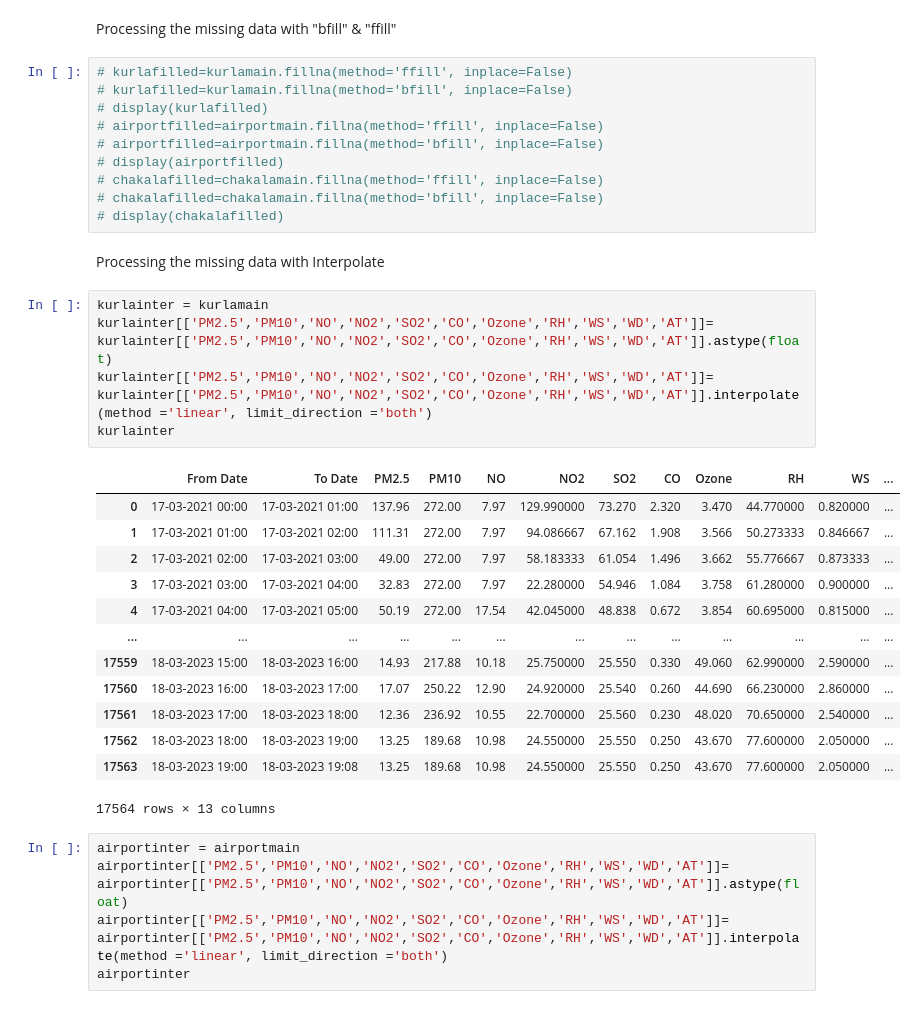
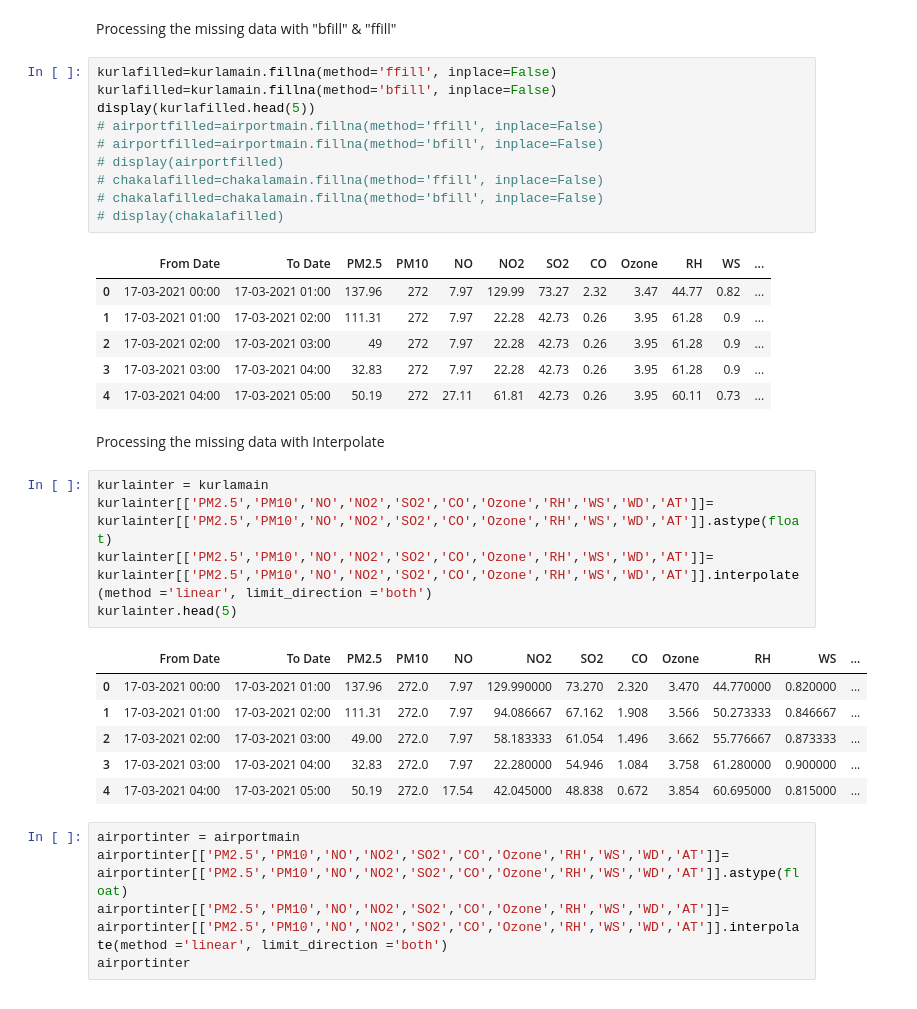
Before and after one commit to DishantWakalkar/Air-Toxicity-Analysis, a Jupyter notebook: Version_1/DataPreProcessing.ipynb, the cells around one changed output. Saved outputs shown, nothing was run; the diff lists cells and outputs as text.

```diff
--- a/DataPreProcessing.ipynb
+++ b/Version_1/DataPreProcessing.ipynb
@@ -34,36 +47,36 @@ chakalamain
 # %% [markdown]
 Processing the missing data with "bfill" & "ffill"
 # %%
-# kurlafilled=kurlamain.fillna(method='ffill', inplace=False)
-# kurlafilled=kurlamain.fillna(method='bfill', inplace=False)
-# display(kurlafilled)
+kurlafilled=kurlamain.fillna(method='ffill', inplace=False)
+kurlafilled=kurlamain.fillna(method='bfill', inplace=False)
+display(kurlafilled.head(5))
 # airportfilled=airportmain.fillna(method='ffill', inplace=False)
 # airportfilled=airportmain.fillna(method='bfill', inplace=False)
 # display(airportfilled)
 # chakalafilled=chakalamain.fillna(method='ffill', inplace=False)
 # chakalafilled=chakalamain.fillna(method='bfill', inplace=False)
 # display(chakalafilled)
+# %% [output]
+|  | From Date | To Date | PM2.5 | PM10 | NO | NO2 | SO2 | CO | Ozone | RH | WS | ... |
+| 0 | 17-03-2021 00:00 | 17-03-2021 01:00 | 137.96 | 272 | 7.97 | 129.99 | 73.27 | 2.32 | 3.47 | 44.77 | 0.82 | ... |
+| 1 | 17-03-2021 01:00 | 17-03-2021 02:00 | 111.31 | 272 | 7.97 | 22.28 | 42.73 | 0.26 | 3.95 | 61.28 | 0.9 | ... |
+| 2 | 17-03-2021 02:00 | 17-03-2021 03:00 | 49 | 272 | 7.97 | 22.28 | 42.73 | 0.26 | 3.95 | 61.28 | 0.9 | ... |
+| 3 | 17-03-2021 03:00 | 17-03-2021 04:00 | 32.83 | 272 | 7.97 | 22.28 | 42.73 | 0.26 | 3.95 | 61.28 | 0.9 | ... |
+| 4 | 17-03-2021 04:00 | 17-03-2021 05:00 | 50.19 | 272 | 27.11 | 61.81 | 42.73 | 0.26 | 3.95 | 60.11 | 0.73 | ... |
 # %% [markdown]
 Processing the missing data with Interpolate
 # %%
 kurlainter = kurlamain
 kurlainter[['PM2.5','PM10','NO','NO2','SO2','CO','Ozone','RH','WS','WD','AT']]= kurlainter[['PM2.5','PM10','NO','NO2','SO2','CO','Ozone','RH','WS','WD','AT']].astype(float)
 kurlainter[['PM2.5','PM10','NO','NO2','SO2','CO','Ozone','RH','WS','WD','AT']]= kurlainter[['PM2.5','PM10','NO','NO2','SO2','CO','Ozone','RH','WS','WD','AT']].interpolate(method ='linear', limit_direction ='both')
-kurlainter
+kurlainter.head(5)
 # %% [output]
 |  | From Date | To Date | PM2.5 | PM10 | NO | NO2 | SO2 | CO | Ozone | RH | WS | ... |
-| 0 | 17-03-2021 00:00 | 17-03-2021 01:00 | 137.96 | 272.00 | 7.97 | 129.990000 | 73.270 | 2.320 | 3.470 | 44.770000 | 0.820000 | ... |
-| 1 | 17-03-2021 01:00 | 17-03-2021 02:00 | 111.31 | 272.00 | 7.97 | 94.086667 | 67.162 | 1.908 | 3.566 | 50.273333 | 0.846667 | ... |
-| 2 | 17-03-2021 02:00 | 17-03-2021 03:00 | 49.00 | 272.00 | 7.97 | 58.183333 | 61.054 | 1.496 | 3.662 | 55.776667 | 0.873333 | ... |
-| 3 | 17-03-2021 03:00 | 17-03-2021 04:00 | 32.83 | 272.00 | 7.97 | 22.280000 | 54.946 | 1.084 | 3.758 | 61.280000 | 0.900000 | ... |
-| 4 | 17-03-2021 04:00 | 17-03-2021 05:00 | 50.19 | 272.00 | 17.54 | 42.045000 | 48.838 | 0.672 | 3.854 | 60.695000 | 0.815000 | ... |
-| ... | ... | ... | ... | ... | ... | ... | ... | ... | ... | ... | ... | ... |
-| 17559 | 18-03-2023 15:00 | 18-03-2023 16:00 | 14.93 | 217.88 | 10.18 | 25.750000 | 25.550 | 0.330 | 49.060 | 62.990000 | 2.590000 | ... |
-| 17560 | 18-03-2023 16:00 | 18-03-2023 17:00 | 17.07 | 250.22 | 12.90 | 24.920000 | 25.540 | 0.260 | 44.690 | 66.230000 | 2.860000 | ... |
-| 17561 | 18-03-2023 17:00 | 18-03-2023 18:00 | 12.36 | 236.92 | 10.55 | 22.700000 | 25.560 | 0.230 | 48.020 | 70.650000 | 2.540000 | ... |
-| 17562 | 18-03-2023 18:00 | 18-03-2023 19:00 | 13.25 | 189.68 | 10.98 | 24.550000 | 25.550 | 0.250 | 43.670 | 77.600000 | 2.050000 | ... |
-| 17563 | 18-03-2023 19:00 | 18-03-2023 19:08 | 13.25 | 189.68 | 10.98 | 24.550000 | 25.550 | 0.250 | 43.670 | 77.600000 | 2.050000 | ... |
+| 0 | 17-03-2021 00:00 | 17-03-2021 01:00 | 137.96 | 272.0 | 7.97 | 129.990000 | 73.270 | 2.320 | 3.470 | 44.770000 | 0.820000 | ... |
+| 1 | 17-03-2021 01:00 | 17-03-2021 02:00 | 111.31 | 272.0 | 7.97 | 94.086667 | 67.162 | 1.908 | 3.566 | 50.273333 | 0.846667 | ... |
+| 2 | 17-03-2021 02:00 | 17-03-2021 03:00 | 49.00 | 272.0 | 7.97 | 58.183333 | 61.054 | 1.496 | 3.662 | 55.776667 | 0.873333 | ... |
+| 3 | 17-03-2021 03:00 | 17-03-2021 04:00 | 32.83 | 272.0 | 7.97 | 22.280000 | 54.946 | 1.084 | 3.758 | 61.280000 | 0.900000 | ... |
+| 4 | 17-03-2021 04:00 | 17-03-2021 05:00 | 50.19 | 272.0 | 17.54 | 42.045000 | 48.838 | 0.672 | 3.854 | 60.695000 | 0.815000 | ... |
-17564 rows × 13 columns
 # %%
 airportinter = airportmain
 airportinter[['PM2.5','PM10','NO','NO2','SO2','CO','Ozone','RH','WS','WD','AT']]= airportinter[['PM2.5','PM10','NO','NO2','SO2','CO','Ozone','RH','WS','WD','AT']].astype(float)
```
Also changed, not shown: parts of 4 cells of this notebook, 18 other files.
